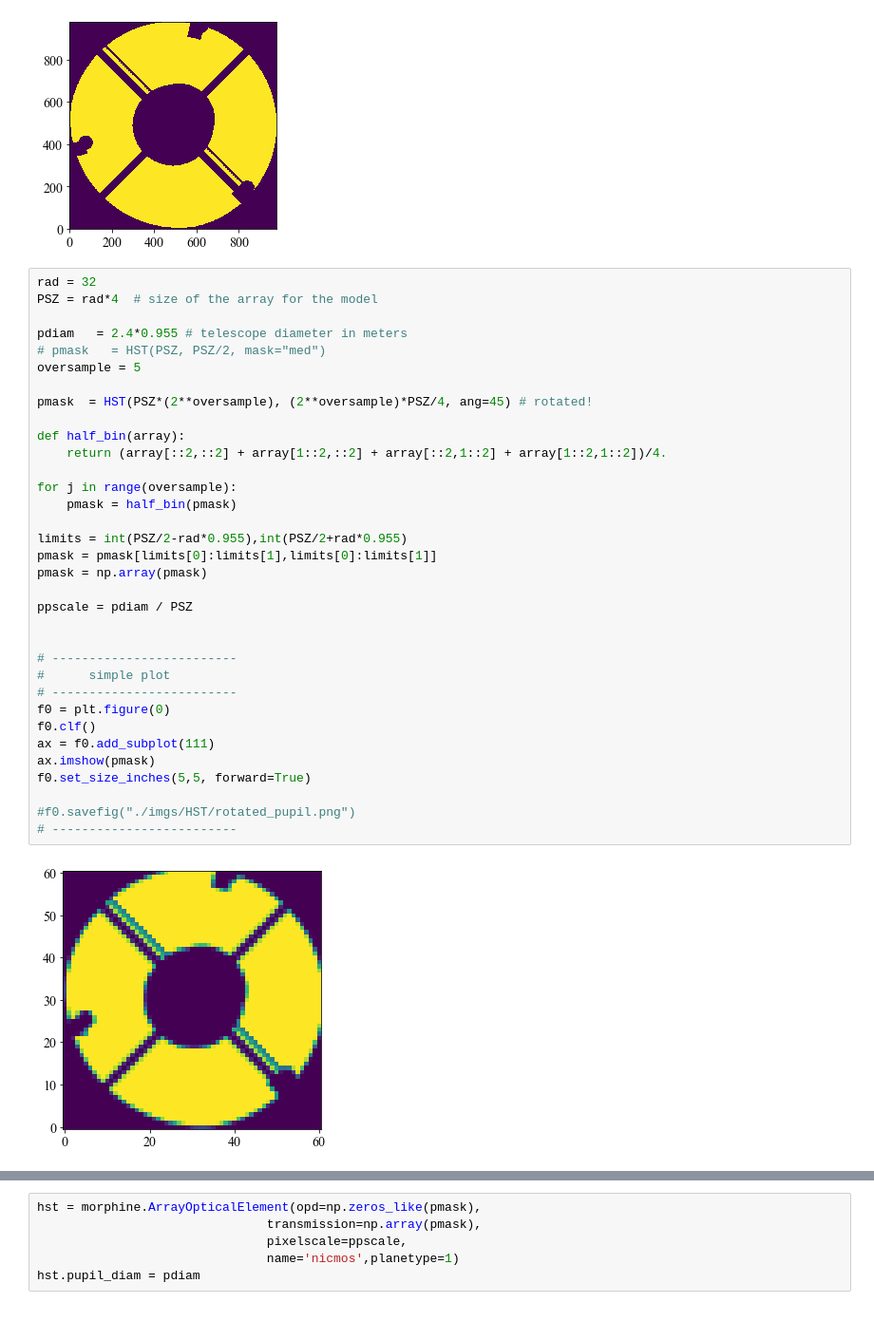
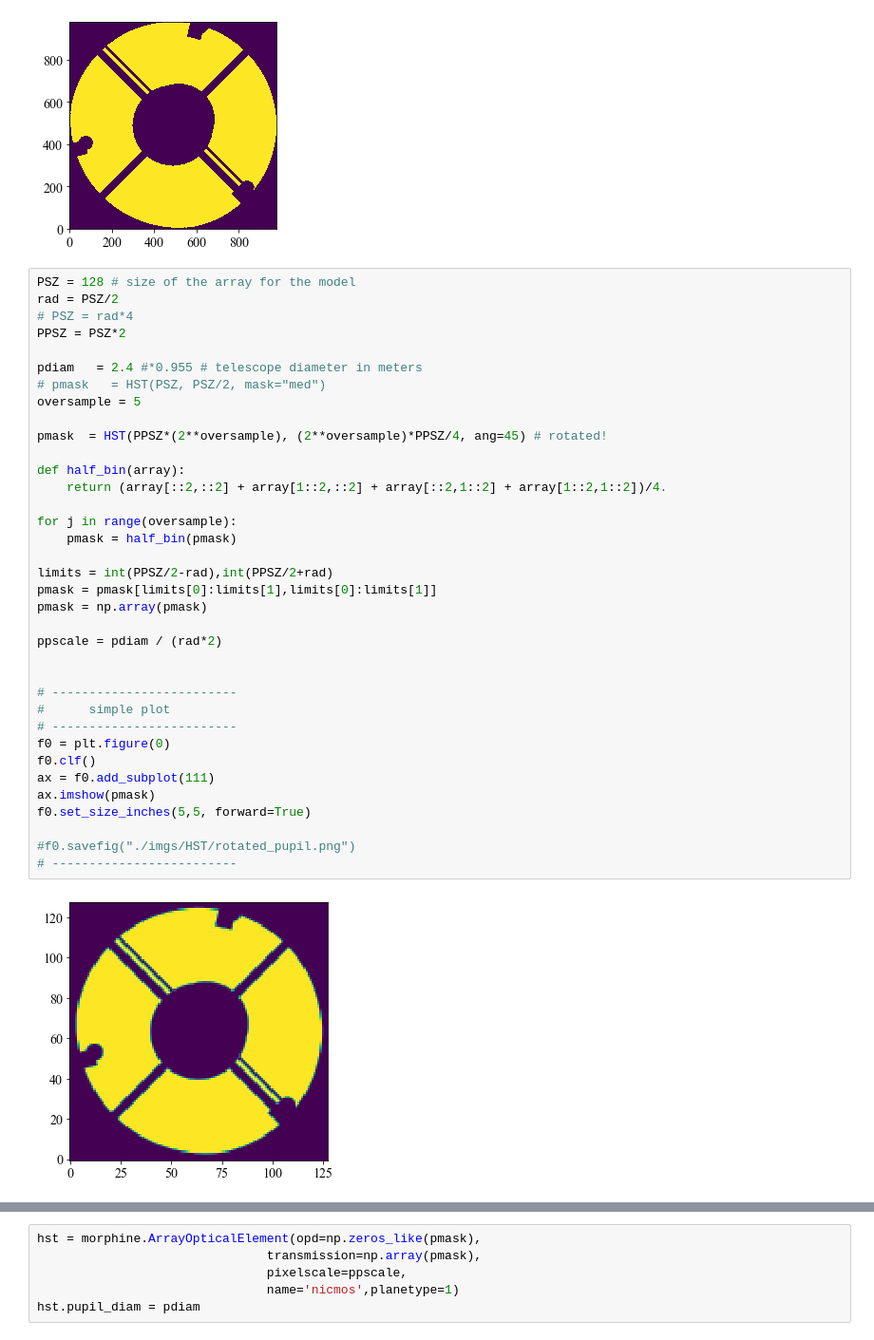
Before and after one commit to LouisDesdoigts/morphine, a Jupyter notebook: notebooks/morphine_nicmos_xara.ipynb, the cells around one changed output, grey strips where cells are left out. Shown: that part at 95% size. Saved outputs shown, nothing was run; the diff lists cells and outputs as text.

```diff
--- a/notebooks/morphine_nicmos_xara.ipynb
+++ b/notebooks/morphine_nicmos_xara.ipynb
@@ -70,38 +70,40 @@ plt.imshow(pmask)
 <matplotlib.image.AxesImage at 0x...>
 [figure]
 # %%
-rad = 32
-PSZ = rad*4  # size of the array for the model
+PSZ = 128 # size of the array for the model
+rad = PSZ/2
+# PSZ = rad*4
+PPSZ = PSZ*2
 
-pdiam   = 2.4*0.955 # telescope diameter in meters
+pdiam   = 2.4 #*0.955 # telescope diameter in meters
 # pmask   = HST(PSZ, PSZ/2, mask="med")
 oversample = 5
 
-pmask  = HST(PSZ*(2**oversample), (2**oversample)*PSZ/4, ang=45) # rotated!
+pmask  = HST(PPSZ*(2**oversample), (2**oversample)*PPSZ/4, ang=45) # rotated!
 
 def half_bin(array):
     return (array[::2,::2] + array[1::2,::2] + array[::2,1::2] + array[1::2,1::2])/4.
 
 for j in range(oversample):
     pmask = half_bin(pmask)
 
-limits = int(PSZ/2-rad*0.955),int(PSZ/2+rad*0.955)
+limits = int(PPSZ/2-rad),int(PPSZ/2+rad)
 pmask = pmask[limits[0]:limits[1],limits[0]:limits[1]]
 pmask = np.array(pmask)
 
-ppscale = pdiam / PSZ
+ppscale = pdiam / (rad*2)
 
 
 # -------------------------
 #      simple plot
 # -------------------------
 f0 = plt.figure(0)
 f0.clf()
 ax = f0.add_subplot(111)
 ax.imshow(pmask)
 f0.set_size_inches(5,5, forward=True)
 
 #f0.savefig("./imgs/HST/rotated_pupil.png")
 # -------------------------
 # %% [output]
-[figure, old version]
+[figure, new version]
```
Also changed, not shown: parts of 54 cells of this notebook, 3 other files.
